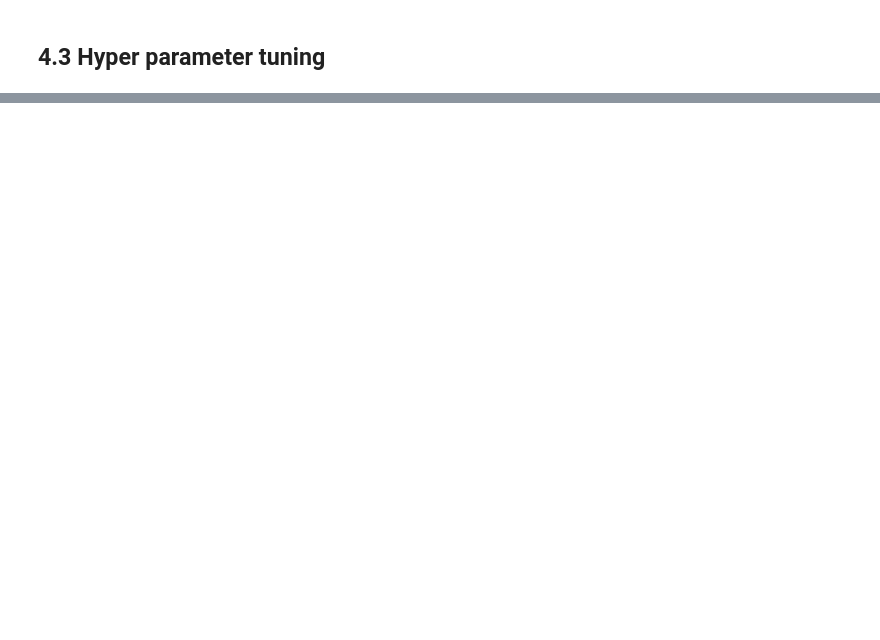
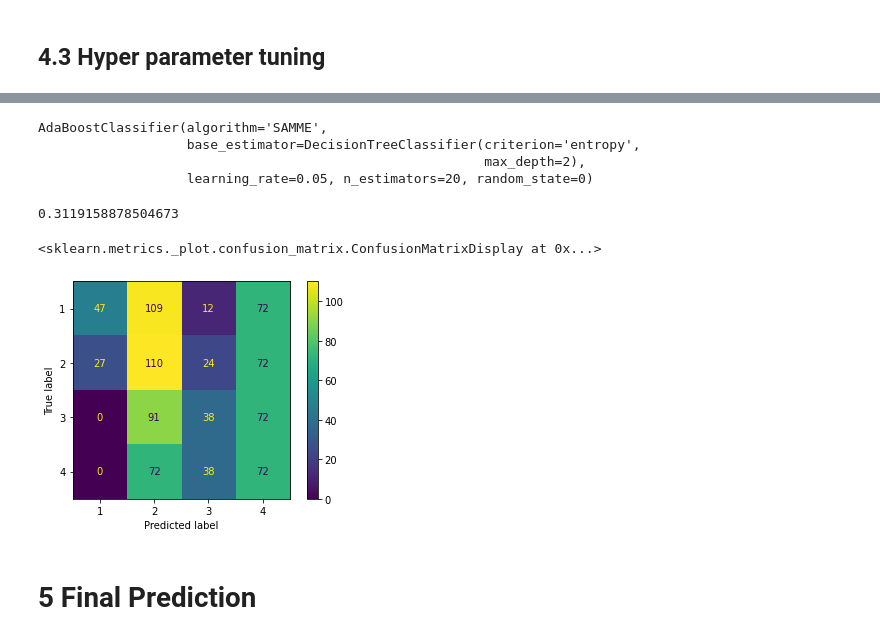
Before and after one commit to Jamestth/Tech-Challenge-100722, a Jupyter notebook: Round 2 Technical Assessment/Section 5 - Machine Learning/Cars Model.ipynb, the cells around one changed output, grey strips where cells are left out. Drawn from its saved outputs; the diff is of its cells as text; code cells hidden in the pictures; blank space fills up the shorter version.

```diff
--- a/Round 2 Technical Assessment/Section 5 - Machine Learning/Cars Model.ipynb
+++ b/Round 2 Technical Assessment/Section 5 - Machine Learning/Cars Model.ipynb
@@ -248,0 +474,19 @@ optimal_clf.best_estimator_
+# %%
+final_clf = optimal_clf.best_estimator_
+final_clf.fit(X,y)
+# %% [output]
+AdaBoostClassifier(algorithm='SAMME',
+                   base_estimator=DecisionTreeClassifier(criterion='entropy',
+                                                         max_depth=2),
+                   learning_rate=0.05, n_estimators=20, random_state=0)
+# %%
+final_clf.score(X,y)
+# %% [output]
+0.3119158878504673
+# %%
+plot_confusion_matrix(optimal_clf, X, y)
+# %% [output]
+<sklearn.metrics._plot.confusion_matrix.ConfusionMatrixDisplay at 0x...>
+[figure, added]
+# %% [markdown]
+# 5 Final Prediction
```
Also changed, not shown: parts of 49 cells of this notebook.
